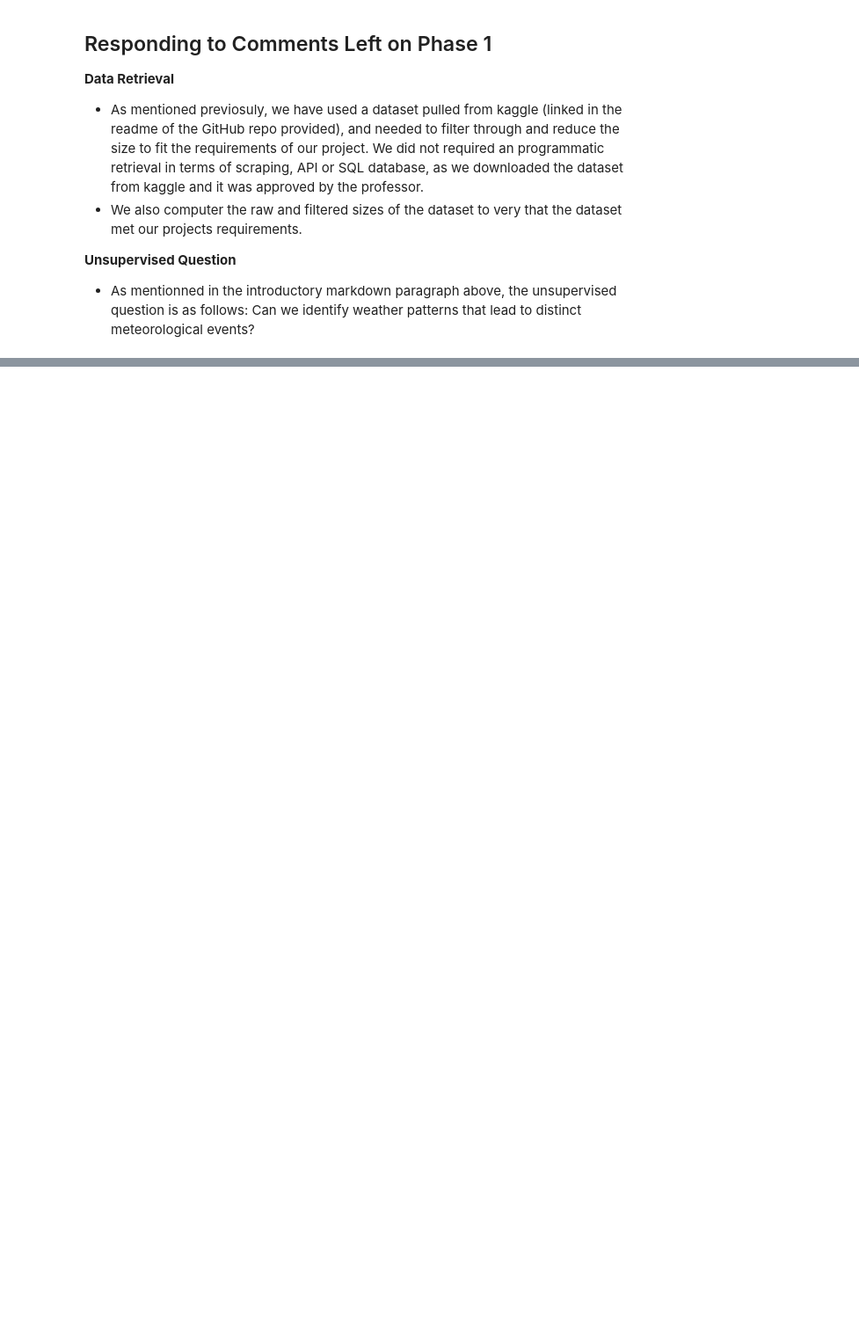
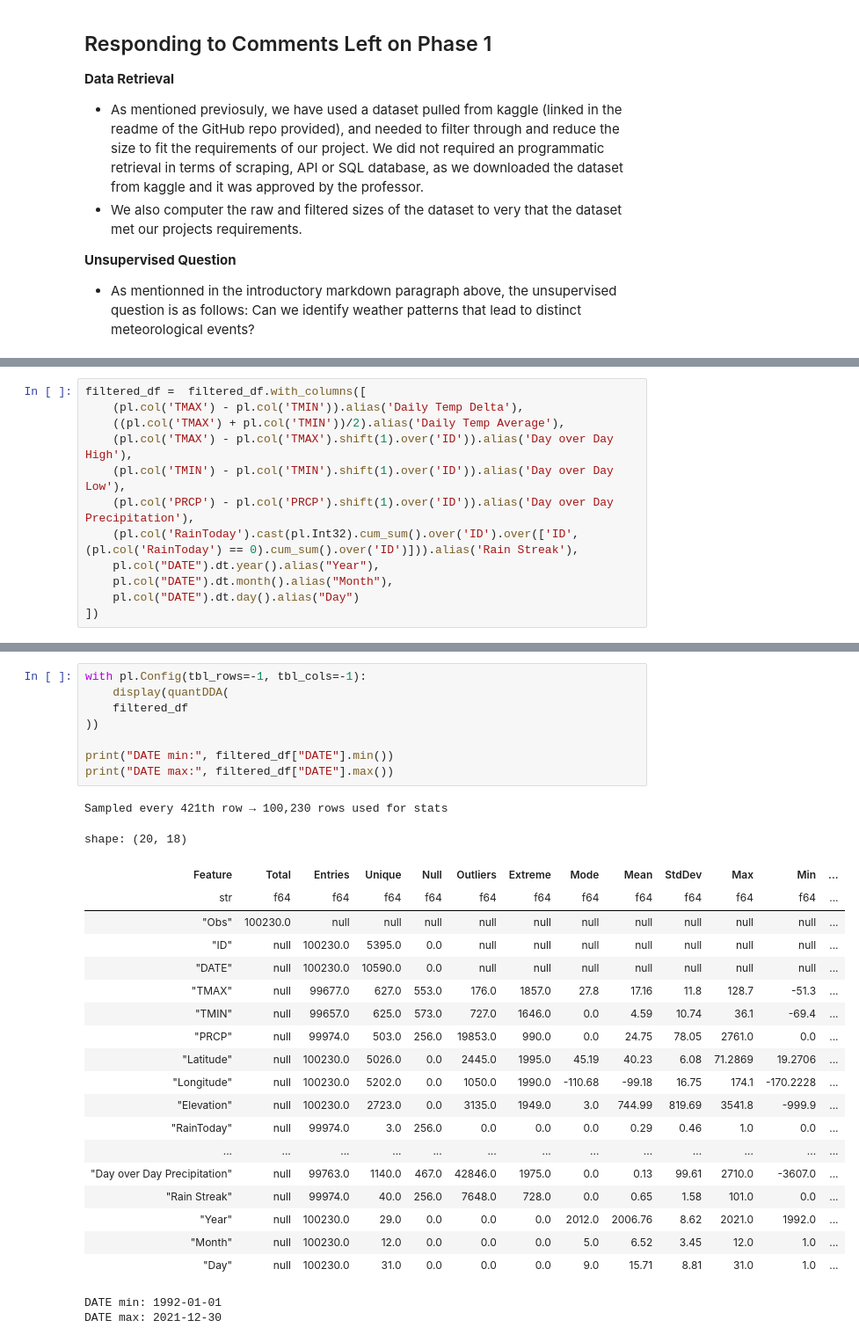
Before and after one commit to malakw04/comp333-project, a Jupyter notebook: notebooks/weather_phase_2.ipynb, the cells around one changed output, grey strips where cells are left out. Shown at 88% size. Cells and saved outputs as stored; diff of their text form; blank space fills up the shorter version.

```diff
--- a/notebooks/weather_phase_2.ipynb
+++ b/notebooks/weather_phase_2.ipynb
@@ -573,0 +595,12 @@ importance_df
+# %%
+filtered_df =  filtered_df.with_columns([
+    (pl.col('TMAX') - pl.col('TMIN')).alias('Daily Temp Delta'),
+    ((pl.col('TMAX') + pl.col('TMIN'))/2).alias('Daily Temp Average'),
+    (pl.col('TMAX') - pl.col('TMAX').shift(1).over('ID')).alias('Day over Day High'),
+    (pl.col('TMIN') - pl.col('TMIN').shift(1).over('ID')).alias('Day over Day Low'),
+    (pl.col('PRCP') - pl.col('PRCP').shift(1).over('ID')).alias('Day over Day Precipitation'),
+    (pl.col('RainToday').cast(pl.Int32).cum_sum().over('ID').over(['ID', (pl.col('RainToday') == 0).cum_sum().over('ID')])).alias('Rain Streak'),
+    pl.col("DATE").dt.year().alias("Year"),
+    pl.col("DATE").dt.month().alias("Month"),
+    pl.col("DATE").dt.day().alias("Day")
+])
@@ -573,0 +623,31 @@ importance_df
+# %%
+with pl.Config(tbl_rows=-1, tbl_cols=-1):
+    display(quantDDA(
+    filtered_df
+))
+
+print("DATE min:", filtered_df["DATE"].min())
+print("DATE max:", filtered_df["DATE"].max())
+# %% [output]
+Sampled every 421th row → 100,230 rows used for stats
+shape: (20, 18)
+| Feature | Total | Entries | Unique | Null | Outliers | Extreme | Mode | Mean | StdDev | Max | Min | ... |
+| str | f64 | f64 | f64 | f64 | f64 | f64 | f64 | f64 | f64 | f64 | f64 | ... |
+| "Obs" | 100230.0 | null | null | null | null | null | null | null | null | null | null | ... |
+| "ID" | null | 100230.0 | 5395.0 | 0.0 | null | null | null | null | null | null | null | ... |
+| "DATE" | null | 100230.0 | 10590.0 | 0.0 | null | null | null | null | null | null | null | ... |
+| "TMAX" | null | 99677.0 | 627.0 | 553.0 | 176.0 | 1857.0 | 27.8 | 17.16 | 11.8 | 128.7 | -51.3 | ... |
+| "TMIN" | null | 99657.0 | 625.0 | 573.0 | 727.0 | 1646.0 | 0.0 | 4.59 | 10.74 | 36.1 | -69.4 | ... |
+| "PRCP" | null | 99974.0 | 503.0 | 256.0 | 19853.0 | 990.0 | 0.0 | 24.75 | 78.05 | 2761.0 | 0.0 | ... |
+| "Latitude" | null | 100230.0 | 5026.0 | 0.0 | 2445.0 | 1995.0 | 45.19 | 40.23 | 6.08 | 71.2869 | 19.2706 | ... |
+| "Longitude" | null | 100230.0 | 5202.0 | 0.0 | 1050.0 | 1990.0 | -110.68 | -99.18 | 16.75 | 174.1 | -170.2228 | ... |
+| "Elevation" | null | 100230.0 | 2723.0 | 0.0 | 3135.0 | 1949.0 | 3.0 | 744.99 | 819.69 | 3541.8 | -999.9 | ... |
+| "RainToday" | null | 99974.0 | 3.0 | 256.0 | 0.0 | 0.0 | 0.0 | 0.29 | 0.46 | 1.0 | 0.0 | ... |
+| ... | ... | ... | ... | ... | ... | ... | ... | ... | ... | ... | ... | ... |
+| "Day over Day Precipitation" | null | 99763.0 | 1140.0 | 467.0 | 42846.0 | 1975.0 | 0.0 | 0.13 | 99.61 | 2710.0 | -3607.0 | ... |
+| "Rain Streak" | null | 99974.0 | 40.0 | 256.0 | 7648.0 | 728.0 | 0.0 | 0.65 | 1.58 | 101.0 | 0.0 | ... |
+| "Year" | null | 100230.0 | 29.0 | 0.0 | 0.0 | 0.0 | 2012.0 | 2006.76 | 8.62 | 2021.0 | 1992.0 | ... |
+| "Month" | null | 100230.0 | 12.0 | 0.0 | 0.0 | 0.0 | 5.0 | 6.52 | 3.45 | 12.0 | 1.0 | ... |
+| "Day" | null | 100230.0 | 31.0 | 0.0 | 0.0 | 0.0 | 9.0 | 15.71 | 8.81 | 31.0 | 1.0 | ... |
+DATE min: 1992-01-01
+DATE max: 2021-12-30
```
Also changed, not shown: parts of 7 cells of this notebook.
